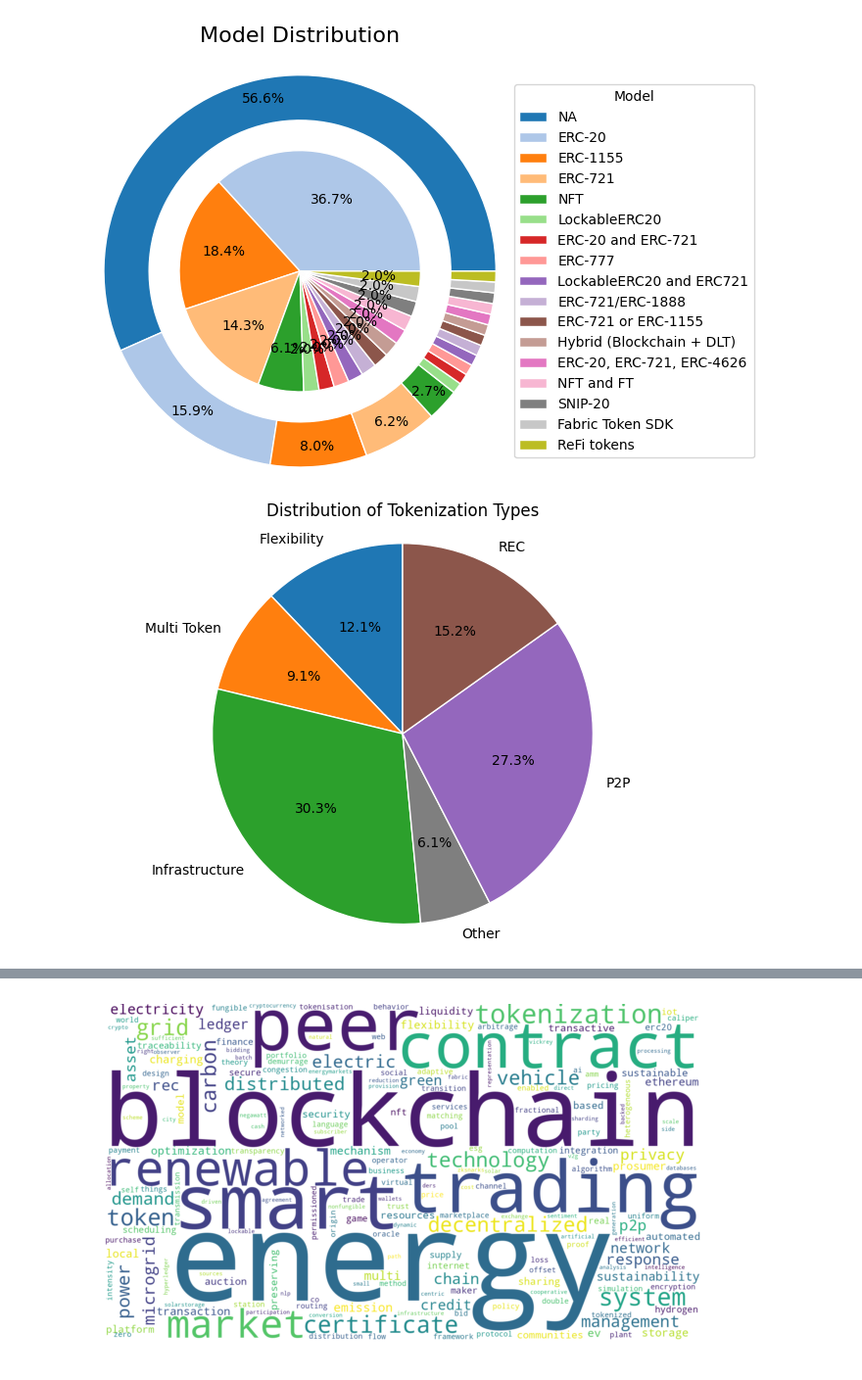
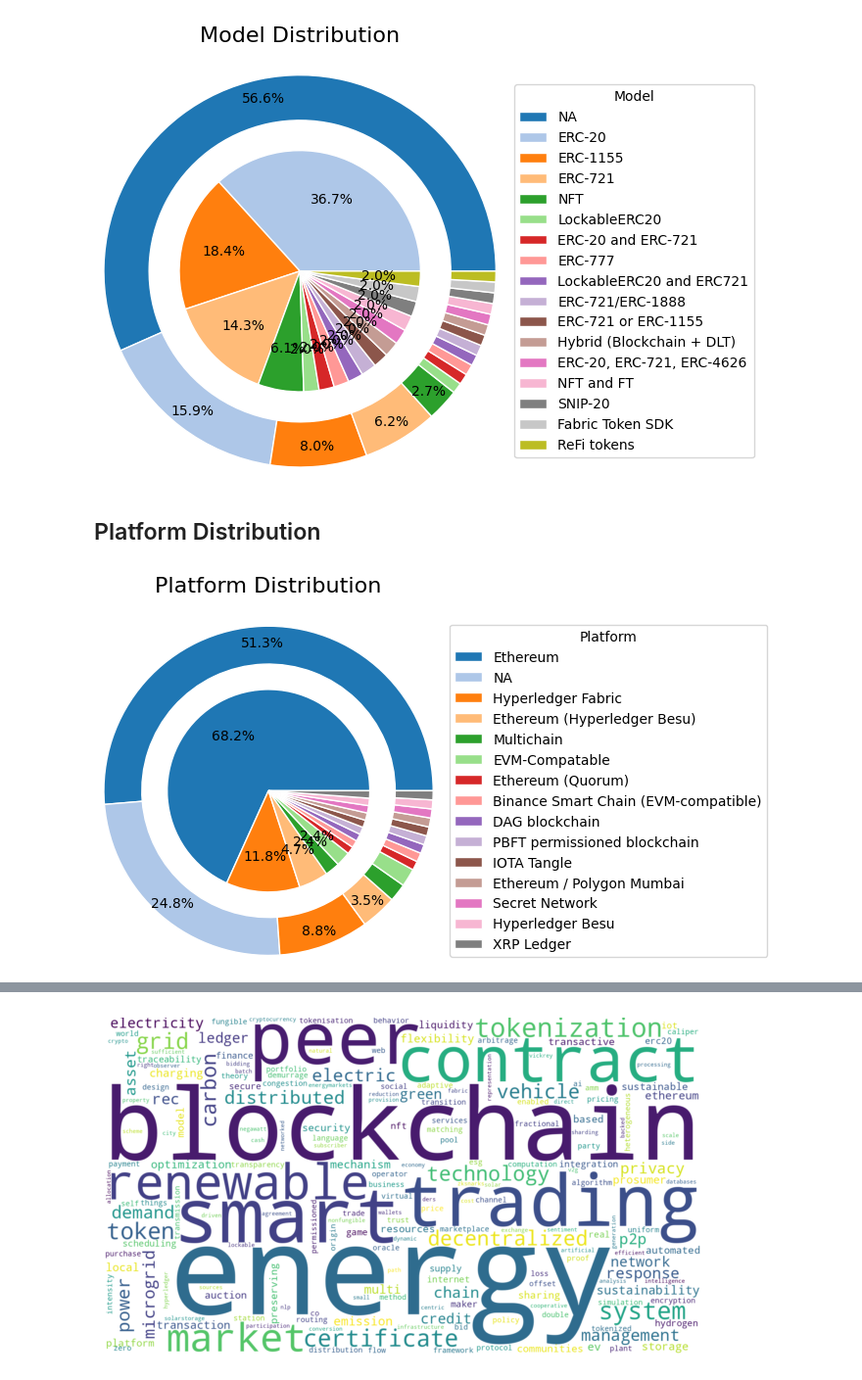
Before and after one commit to CaixiangFan/tokenization-survey, a Jupyter notebook: dataproc.ipynb, the cells around one changed output, grey strips where cells are left out. Shown at 98% size. Cells and saved outputs as stored; diff of their text form; code cells hidden in the pictures.

```diff
--- a/dataproc.ipynb
+++ b/dataproc.ipynb
@@ -209,6 +209,8 @@ plt.savefig(
 plt.show()
 # %% [output]
 [figure]
+# %% [markdown]
+## Platform Distribution
 # %%
 import pandas as pd
 import matplotlib.pyplot as plt
@@ -222,20 +224,20 @@ df = pd.read_csv(
 # -------------------------------
 
 # Clean model column
-model_col = df["Model"].fillna("NA").astype(str).str.strip()
+platform_col = df["Platform"].fillna("NA").astype(str).str.strip()
 
 # Standardize missing labels
-model_col = model_col.replace(
+platform_col = platform_col.replace(
     ["", "nan", "None", "N/A", "NA"],
     "NA"
 )
 
 # Outer ring: all models
-outer_counts = model_col.value_counts()
+outer_counts = platform_col.value_counts()
 
 # Inner ring: exclude NA
-inner_models = model_col[model_col != "NA"]
-inner_counts = inner_models.value_counts()
+inner_platforms = platform_col[platform_col != "NA"]
+inner_counts = inner_platforms.value_counts()
 
 # Consistent colors
 labels = outer_counts.index.tolist()
@@ -268,74 +270,35 @@ ax.pie(
     colors=inner_colors,
     autopct=lambda p: f"{p:.1f}%" if p > 2 else "",
     pctdistance=0.65,
     wedgeprops=dict(edgecolor="white")
 )
 
 ax.set(aspect="equal")
 
 plt.text(
     0,
     1.45,
     "",
     ha="center",
     fontsize=14,
     fontweight="bold"
 )
 
 ax.legend(
     outer_counts.index,
     loc="center left",
     bbox_to_anchor=(1.05, 0.5),
-    title="Model"
+    title="Platform"
 )
 
-plt.title("Model Distribution", fontsize=16, pad=30)
+plt.title("Platform Distribution", fontsize=16, pad=30)
 
 plt.tight_layout()
 plt.savefig(
-    "plots/model_distr.pdf",
+    "plots/platform_distr.pdf",
     dpi=300,
     bbox_inches="tight"
 )
 plt.show()
+# %% [output]
+[figure, added]
-# %%
-import pandas as pd
-import matplotlib.pyplot as plt
-
-# Load data
-df = pd.read_csv('data/tokenization_types.csv')
-
-labels = df['Type']
-counts = df['Count']
-
-# Tableau (tab) colors
-tab_colors = [
-    'tab:blue',
-    'tab:orange',
-    'tab:green',
-    'tab:gray',
-    'tab:purple',
-    'tab:brown'
-]
-
-plt.figure()
-plt.pie(
-    counts,
-    labels=labels,
-    colors=tab_colors[:len(counts)],
-    autopct='%1.1f%%',
-    startangle=90,
-    wedgeprops={
-        'edgecolor': 'white',
-        'linewidth': 1
-    }
-)
-
-plt.title('Distribution of Tokenization Types')
-plt.axis('equal')
-
-plt.tight_layout()
-plt.savefig('types.pdf', bbox_inches='tight', pad_inches=0.05)
-plt.show()
-# %% [output]
-[figure, removed]
```
Also changed, not shown: parts of 11 cells of this notebook, 7 other files.
